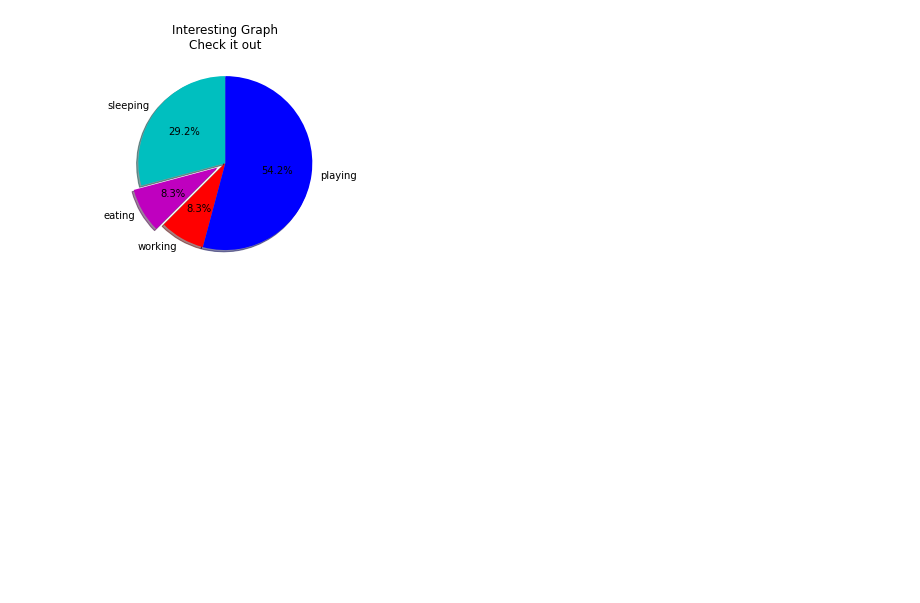
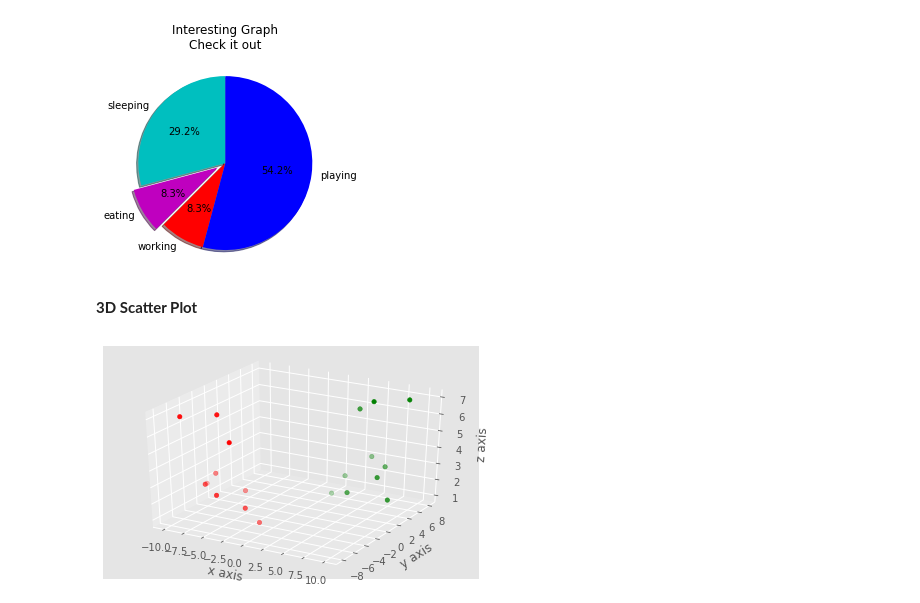
Before and after one commit to yuvrajrajput/machine-learning-with-me, a Jupyter notebook: matplotlib.ipynb, the cells around one changed output. Drawn from its saved outputs; the diff is of its cells as text; code cells hidden in the pictures; blank space fills up the shorter version.

```diff
--- a/matplotlib.ipynb
+++ b/matplotlib.ipynb
@@ -138,3 +138,33 @@ plt.title('Interesting Graph\nCheck it out')
 plt.show()
 # %% [output]
 [figure]
+# %% [markdown]
+**3D Scatter Plot**
+# %%
+from mpl_toolkits.mplot3d import axes3d
+import matplotlib.pyplot as plt
+from matplotlib import style
+
+style.use('ggplot')
+
+fig = plt.figure()
+ax1 = fig.add_subplot(111, projection='3d')
+
+x = [1,2,3,4,5,6,7,8,9,10]
+y = [5,6,7,8,2,5,6,3,7,2]
+z = [1,2,6,3,2,7,3,3,7,2]
+
+x2 = [-1,-2,-3,-4,-5,-6,-7,-8,-9,-10]
+y2 = [-5,-6,-7,-8,-2,-5,-6,-3,-7,-2]
+z2 = [1,2,6,3,2,7,3,3,7,2]
+
+ax1.scatter(x, y, z, c='g', marker='o')
+ax1.scatter(x2, y2, z2, c ='r', marker='o')
+
+ax1.set_xlabel('x axis')
+ax1.set_ylabel('y axis')
+ax1.set_zlabel('z axis')
+
+plt.show()
+# %% [output]
+[figure, added]
```
Also changed, not shown: parts of 4 cells of this notebook.
